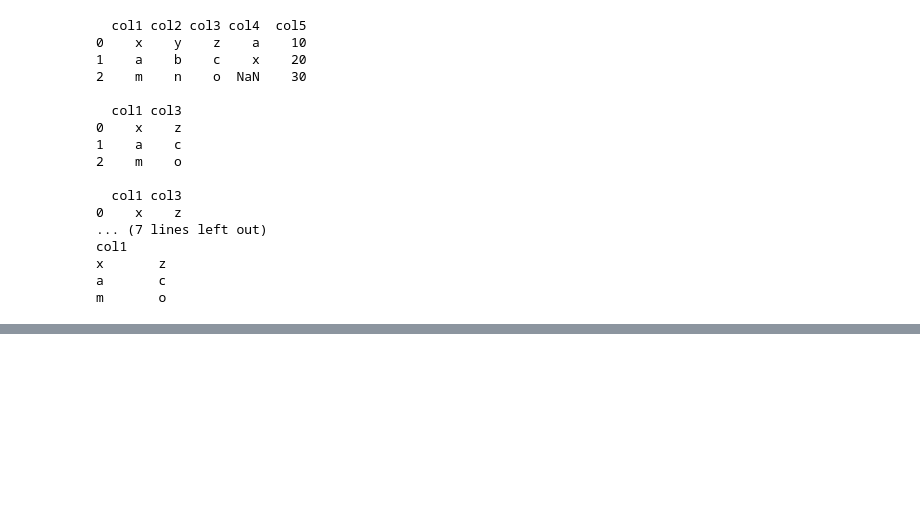
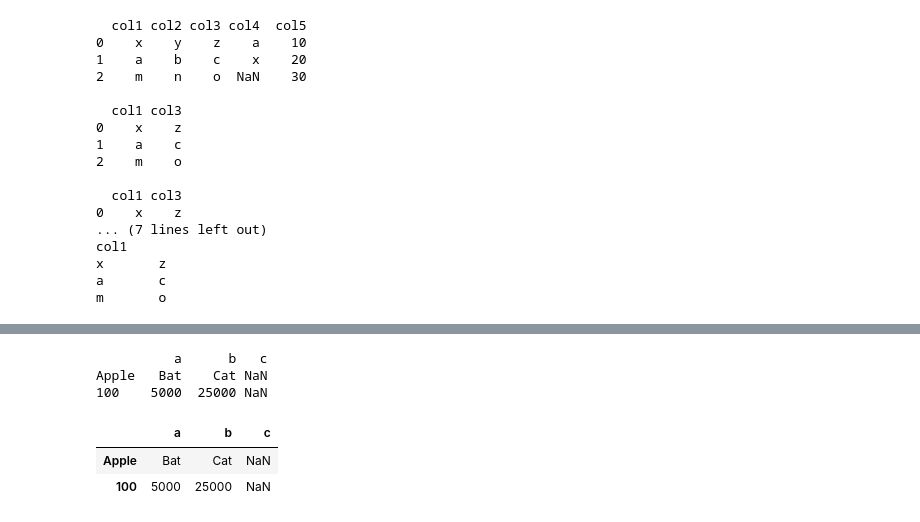
Before and after one commit to manjunaath0009/MyPython, a Jupyter notebook: Pandas_KrishNaik.ipynb, the cells around one changed output, grey strips where cells are left out. Saved outputs shown, nothing was run; the diff lists cells and outputs as text; code cells hidden in the pictures; blank space fills up the shorter version.

```diff
--- a/Pandas_KrishNaik.ipynb
+++ b/Pandas_KrishNaik.ipynb
@@ -312,2 +311,20 @@ col1    object
 col3    object
 dtype: object
+# %%
+import pandas as pd
+import numpy as np
+
+dt=('a,b,c\n'
+    'Apple,Bat,Cat,\n'
+    '100,5000,25000,')
+
+print(pd.read_csv(StringIO(dt)))
+
+pd.read_csv(StringIO(dt))
+# %% [output]
+          a      b   c
+Apple   Bat    Cat NaN
+100    5000  25000 NaN
+|  | a | b | c |
+| Apple | Bat | Cat | NaN |
+| 100 | 5000 | 25000 | NaN |
```
Also changed, not shown: parts of 9 cells of this notebook, 3 other files.
